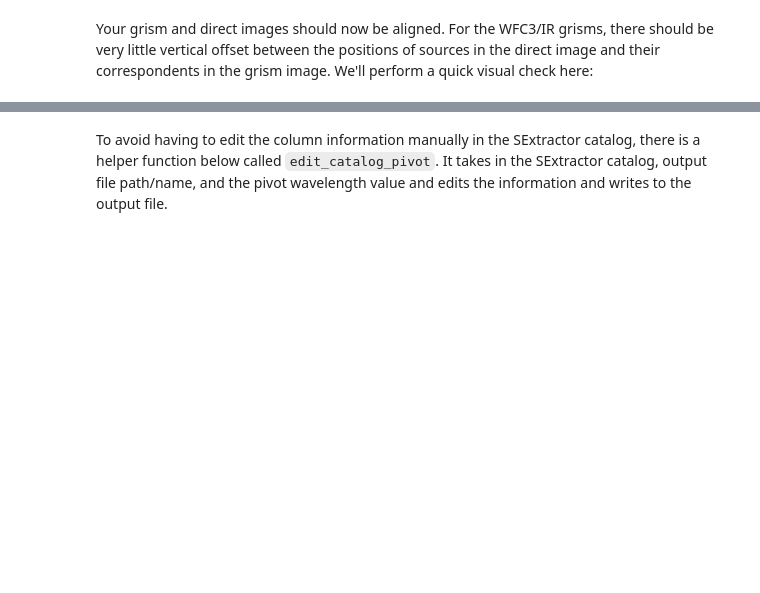
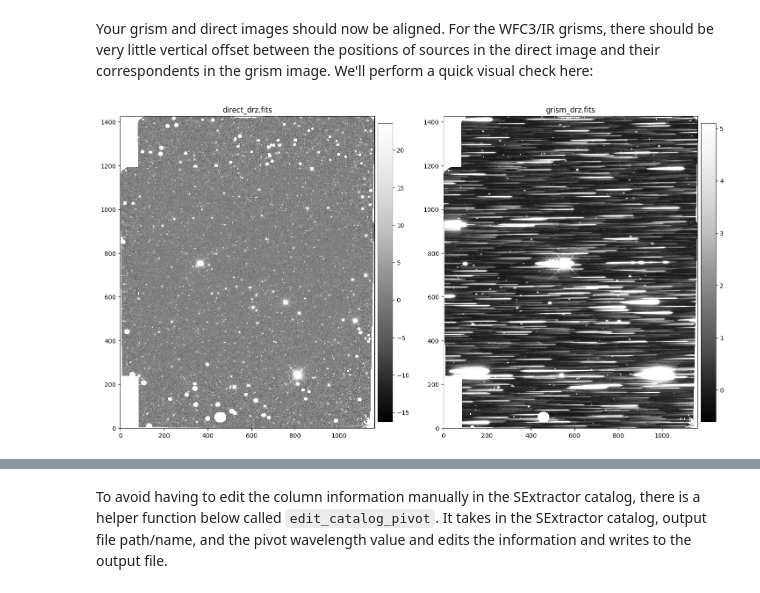
Before and after one commit to spacetelescope/hstaxe, a Jupyter notebook: cookbooks/WFC3/IR_basic_extraction/wfc3-basic-ir-hstaxe-cookbook.ipynb, the cells around one changed output, grey strips where cells are left out. Drawn from its saved outputs; the diff is of its cells as text; code cells hidden in the pictures; blank space fills up the shorter version.

```diff
--- a/cookbooks/WFC3/IR_basic_extraction/wfc3-basic-ir-hstaxe-cookbook.ipynb
+++ b/cookbooks/WFC3/IR_basic_extraction/wfc3-basic-ir-hstaxe-cookbook.ipynb
@@ -230,19 +534,21 @@ astrodrizzle.AstroDrizzle('@direct.lis', output='direct', build=True,
 Your grism and direct images should now be aligned. For the WFC3/IR grisms, there should be very little vertical offset between the positions of sources in the direct image and their correspondents in the grism image. We'll perform a quick visual check here:
 # %%
 os.chdir(cwd)
-fig, axs = plt.subplots(1, 2, figsize=(10,10), dpi=200)
+fig, axs = plt.subplots(1, 2, figsize=(15,10), dpi=100)
 
 d = fits.getdata('direct_ims/direct_drz.fits', 1)
 z1,z2 = zscale.zscale(d)
 im1 = axs[0].imshow(d, origin='lower', cmap='Greys_r', vmin=z1, vmax=z2)
 axs[0].set_title('direct_drz.fits')
-fig.colorbar(im1,shrink=0.4,pad=0.01)
+fig.colorbar(im1,shrink=0.7,pad=0.01)
 
 d = fits.getdata('grism_ims/grism_drz.fits', 1)
 z1,z2 = zscale.zscale(d)
 im2 = axs[1].imshow(d, origin='lower', cmap='Greys_r', vmin=z1, vmax=z2)
 axs[1].set_title('grism_drz.fits')
-fig.colorbar(im2,shrink=0.4,pad=0.01)
+fig.colorbar(im2,shrink=0.7,pad=0.01)
 
 plt.tight_layout()
+# %% [output]
+[figure, added]
 # %% [markdown]
```
Also changed, not shown: parts of 41 cells of this notebook.
